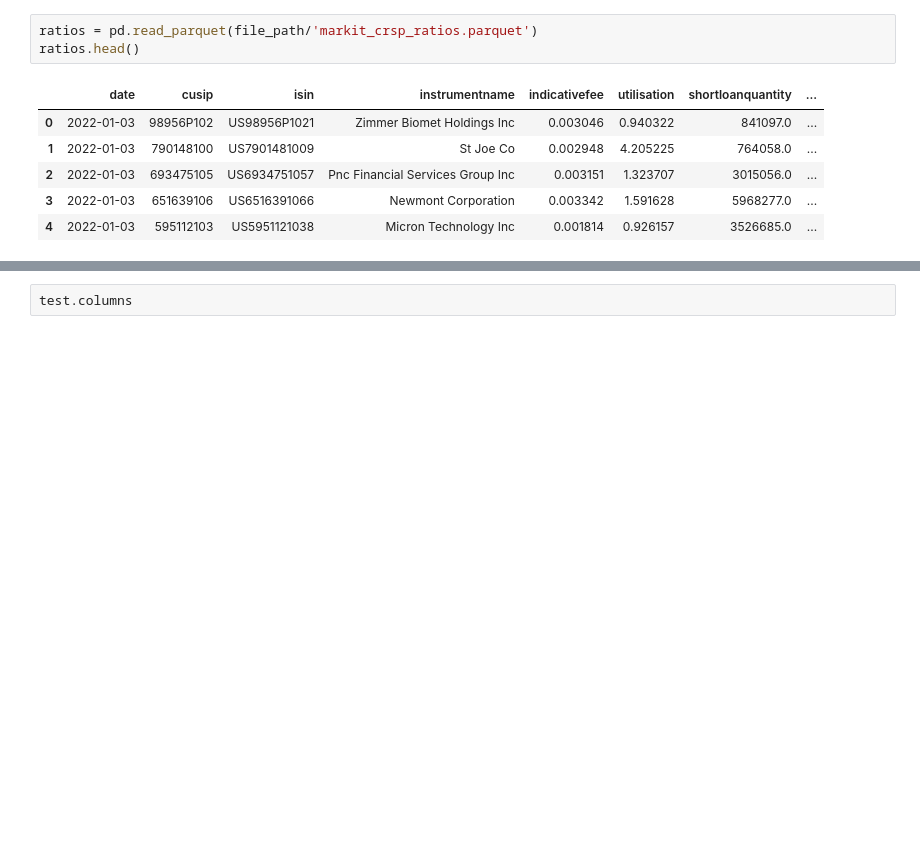
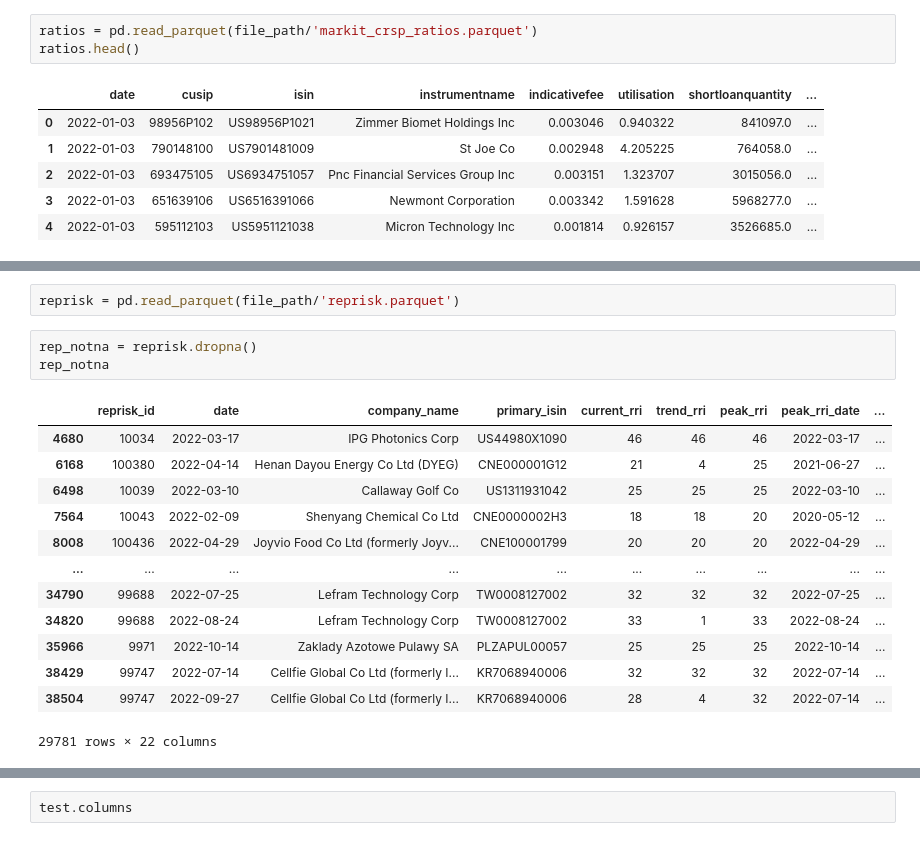
Before and after one commit to baptistepepin/FINM-32900-PROJECT, a Jupyter notebook: src/Merging Markit - Resprisk Exploration - on Names.ipynb, the cells around one changed output, grey strips where cells are left out. Cells and saved outputs as stored; diff of their text form; blank space fills up the shorter version.

```diff
--- a/src/Merging Markit - Resprisk Exploration - on Names.ipynb
+++ b/src/Merging Markit - Resprisk Exploration - on Names.ipynb
@@ -94 +96,20 @@ governance                 7693860
 dtype: int64
+# %%
+reprisk = pd.read_parquet(file_path/'reprisk.parquet')
+# %%
+rep_notna = reprisk.dropna()
+rep_notna
+# %% [output]
+|  | reprisk_id | date | company_name | primary_isin | current_rri | trend_rri | peak_rri | peak_rri_date | ... |
+| 4680 | 10034 | 2022-03-17 | IPG Photonics Corp | US44980X1090 | 46 | 46 | 46 | 2022-03-17 | ... |
+| 6168 | 100380 | 2022-04-14 | Henan Dayou Energy Co Ltd (DYEG) | CNE000001G12 | 21 | 4 | 25 | 2021-06-27 | ... |
+| 6498 | 10039 | 2022-03-10 | Callaway Golf Co | US1311931042 | 25 | 25 | 25 | 2022-03-10 | ... |
+| 7564 | 10043 | 2022-02-09 | Shenyang Chemical Co Ltd | CNE0000002H3 | 18 | 18 | 20 | 2020-05-12 | ... |
+| 8008 | 100436 | 2022-04-29 | Joyvio Food Co Ltd (formerly Joyv... | CNE100001799 | 20 | 20 | 20 | 2022-04-29 | ... |
+| ... | ... | ... | ... | ... | ... | ... | ... | ... | ... |
+| 34790 | 99688 | 2022-07-25 | Lefram Technology Corp | TW0008127002 | 32 | 32 | 32 | 2022-07-25 | ... |
+| 34820 | 99688 | 2022-08-24 | Lefram Technology Corp | TW0008127002 | 33 | 1 | 33 | 2022-08-24 | ... |
+| 35966 | 9971 | 2022-10-14 | Zaklady Azotowe Pulawy SA | PLZAPUL00057 | 25 | 25 | 25 | 2022-10-14 | ... |
+| 38429 | 99747 | 2022-07-14 | Cellfie Global Co Ltd (formerly I... | KR7068940006 | 32 | 32 | 32 | 2022-07-14 | ... |
+| 38504 | 99747 | 2022-09-27 | Cellfie Global Co Ltd (formerly I... | KR7068940006 | 28 | 4 | 32 | 2022-07-14 | ... |
+29781 rows × 22 columns
```
Also changed, not shown: parts of 4 cells of this notebook, 2 other files.
